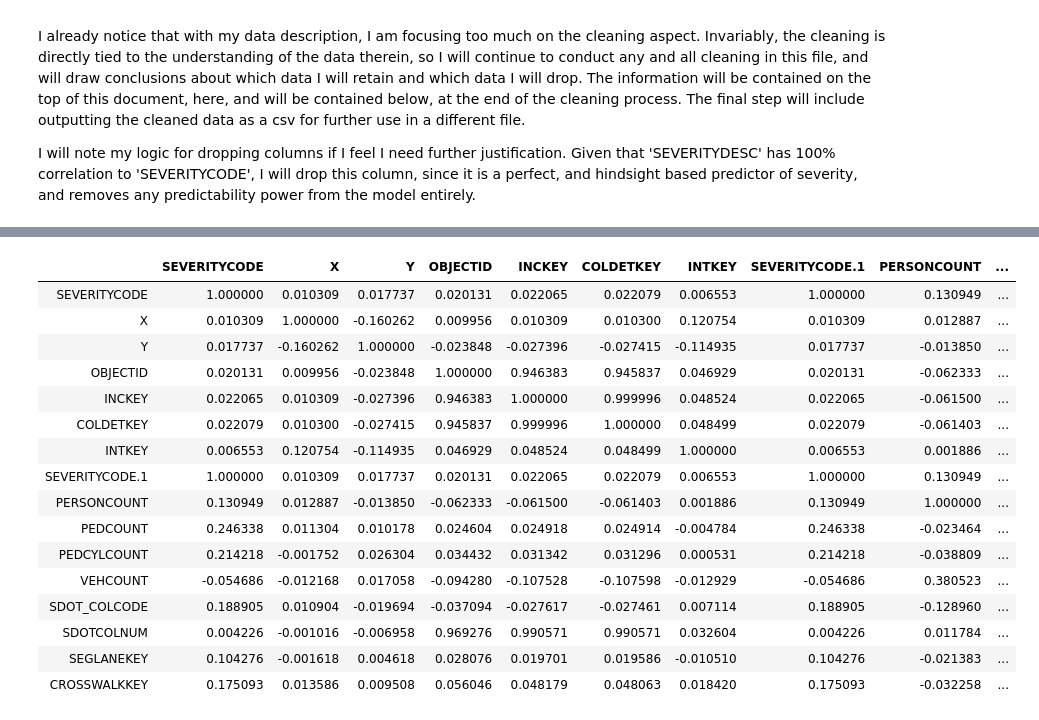
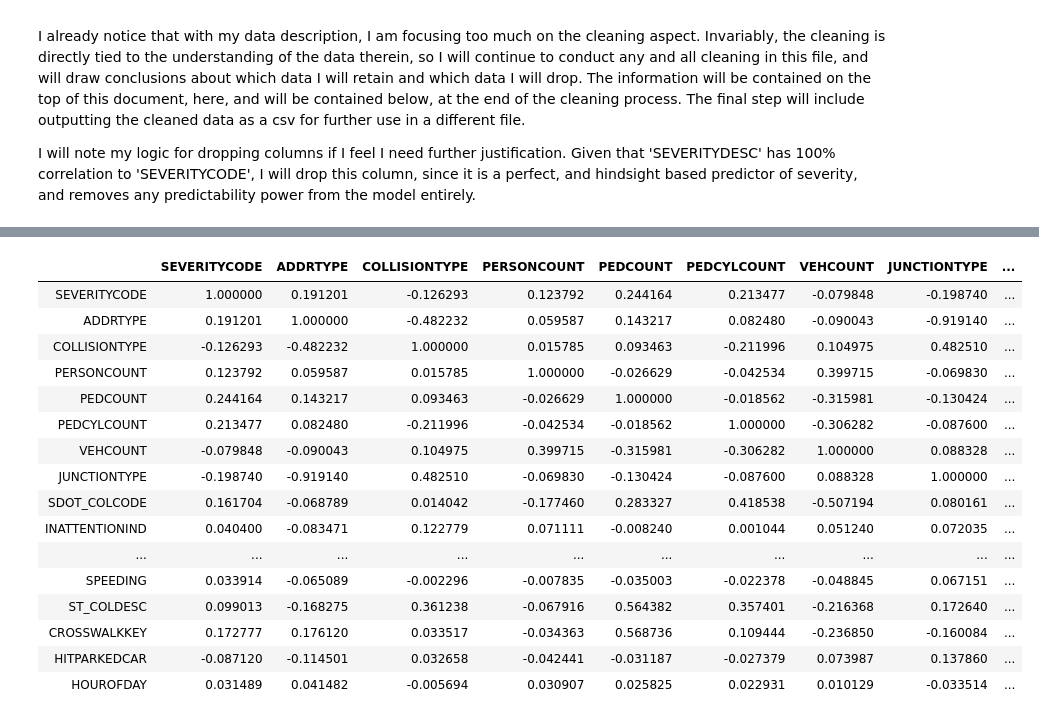
Before and after one commit to Iron-Mountain/IBM-Data-Science-Professional-Specialization, a Jupyter notebook: Data-Science-Capstone/Data-Section.ipynb, the cells around one changed output, grey strips where cells are left out. Drawn from its saved outputs; the diff is of its cells as text; code cells hidden in the pictures.

```diff
--- a/Data-Science-Capstone/Data-Section.ipynb
+++ b/Data-Science-Capstone/Data-Section.ipynb
@@ -42 +41,5 @@ collision_data.head(10)
+# %%
+#Now to convert the datetime to just the time of the day, and place them into buckets. these buckets will occur by just returning the hour of the day, and using that hour as the bucket for our incident.
+# pd.to_datetime(collision_data['INCDTTM'])
+collision_data['HOUROFDAY'] = pd.to_datetime(collision_data['INCDTTM']).dt.hour
 # %%
@@ -54,7 +60,11 @@ Index(['SEVERITYCODE', 'X', 'Y', 'OBJECTID', 'INCKEY', 'COLDETKEY', 'REPORTNO',
+# %%
+collision_data_relevant = collision_data.drop(columns=['X', 'Y', 'OBJECTID', 'INCKEY','INCDATE', 'COLDETKEY', 'INTKEY', 'STATUS', 'LOCATION', 'STATUS', 'REPORTNO', 'SEVERITYCODE.1', 'SDOT_COLDESC', 'SDOTCOLNUM', 'ST_COLCODE','INCDTTM','SEVERITYDESC','SEGLANEKEY']).dropna()
 # %%
 #Now to convert our categorical values into numeric values, so that our tree can accurately interpret them. We will utilize a for-loop in order to rapidly do this
-for i in ['ADDRTYPE']
-labels = collision_data['ADDRTYPE'].astype('category').cat.categories.tolist()
-replace_map_comp = {'ADDRTYPE' : {k: v for k,v in zip(labels,list(range(1,len(labels)+1)))}}
-collision_data.replace(replace_map_comp, inplace=True)
-print(replace_map_comp)
+labels_list = []
+for i in ['ADDRTYPE','COLLISIONTYPE','JUNCTIONTYPE','WEATHER','ROADCOND','LIGHTCOND','ST_COLDESC']:
+    labels = collision_data_relevant[i].astype('category').cat.categories.tolist()
+    replace_map_comp = {i : {k: v for k,v in zip(labels,list(range(1,len(labels)+1)))}}
+    collision_data_relevant.replace(replace_map_comp, inplace=True)
+    labels_list.append(i)
+    print(replace_map_comp)
@@ -60,0 +79,3 @@ print(replace_map_comp)
+# %%
+collision_data_relevant.reset_index(inplace=True, drop=True)
+collision_data_relevant
@@ -61,20 +96,20 @@ print(replace_map_comp)
 # %%
-collision_data.corr(method="pearson")
+collision_data_relevant.corr(method='pearson', min_periods=1)
 # %% [output]
-|  | SEVERITYCODE | X | Y | OBJECTID | INCKEY | COLDETKEY | INTKEY | SEVERITYCODE.1 | PERSONCOUNT | ... |
-| SEVERITYCODE | 1.000000 | 0.010309 | 0.017737 | 0.020131 | 0.022065 | 0.022079 | 0.006553 | 1.000000 | 0.130949 | ... |
-| X | 0.010309 | 1.000000 | -0.160262 | 0.009956 | 0.010309 | 0.010300 | 0.120754 | 0.010309 | 0.012887 | ... |
-| Y | 0.017737 | -0.160262 | 1.000000 | -0.023848 | -0.027396 | -0.027415 | -0.114935 | 0.017737 | -0.013850 | ... |
-| OBJECTID | 0.020131 | 0.009956 | -0.023848 | 1.000000 | 0.946383 | 0.945837 | 0.046929 | 0.020131 | -0.062333 | ... |
-| INCKEY | 0.022065 | 0.010309 | -0.027396 | 0.946383 | 1.000000 | 0.999996 | 0.048524 | 0.022065 | -0.061500 | ... |
-| COLDETKEY | 0.022079 | 0.010300 | -0.027415 | 0.945837 | 0.999996 | 1.000000 | 0.048499 | 0.022079 | -0.061403 | ... |
-| INTKEY | 0.006553 | 0.120754 | -0.114935 | 0.046929 | 0.048524 | 0.048499 | 1.000000 | 0.006553 | 0.001886 | ... |
-| SEVERITYCODE.1 | 1.000000 | 0.010309 | 0.017737 | 0.020131 | 0.022065 | 0.022079 | 0.006553 | 1.000000 | 0.130949 | ... |
-| PERSONCOUNT | 0.130949 | 0.012887 | -0.013850 | -0.062333 | -0.061500 | -0.061403 | 0.001886 | 0.130949 | 1.000000 | ... |
-| PEDCOUNT | 0.246338 | 0.011304 | 0.010178 | 0.024604 | 0.024918 | 0.024914 | -0.004784 | 0.246338 | -0.023464 | ... |
-| PEDCYLCOUNT | 0.214218 | -0.001752 | 0.026304 | 0.034432 | 0.031342 | 0.031296 | 0.000531 | 0.214218 | -0.038809 | ... |
-| VEHCOUNT | -0.054686 | -0.012168 | 0.017058 | -0.094280 | -0.107528 | -0.107598 | -0.012929 | -0.054686 | 0.380523 | ... |
-| SDOT_COLCODE | 0.188905 | 0.010904 | -0.019694 | -0.037094 | -0.027617 | -0.027461 | 0.007114 | 0.188905 | -0.128960 | ... |
-| SDOTCOLNUM | 0.004226 | -0.001016 | -0.006958 | 0.969276 | 0.990571 | 0.990571 | 0.032604 | 0.004226 | 0.011784 | ... |
-| SEGLANEKEY | 0.104276 | -0.001618 | 0.004618 | 0.028076 | 0.019701 | 0.019586 | -0.010510 | 0.104276 | -0.021383 | ... |
-| CROSSWALKKEY | 0.175093 | 0.013586 | 0.009508 | 0.056046 | 0.048179 | 0.048063 | 0.018420 | 0.175093 | -0.032258 | ... |
+|  | SEVERITYCODE | ADDRTYPE | COLLISIONTYPE | PERSONCOUNT | PEDCOUNT | PEDCYLCOUNT | VEHCOUNT | JUNCTIONTYPE | ... |
+| SEVERITYCODE | 1.000000 | 0.191201 | -0.126293 | 0.123792 | 0.244164 | 0.213477 | -0.079848 | -0.198740 | ... |
+| ADDRTYPE | 0.191201 | 1.000000 | -0.482232 | 0.059587 | 0.143217 | 0.082480 | -0.090043 | -0.919140 | ... |
+| COLLISIONTYPE | -0.126293 | -0.482232 | 1.000000 | 0.015785 | 0.093463 | -0.211996 | 0.104975 | 0.482510 | ... |
+| PERSONCOUNT | 0.123792 | 0.059587 | 0.015785 | 1.000000 | -0.026629 | -0.042534 | 0.399715 | -0.069830 | ... |
+| PEDCOUNT | 0.244164 | 0.143217 | 0.093463 | -0.026629 | 1.000000 | -0.018562 | -0.315981 | -0.130424 | ... |
+| PEDCYLCOUNT | 0.213477 | 0.082480 | -0.211996 | -0.042534 | -0.018562 | 1.000000 | -0.306282 | -0.087600 | ... |
+| VEHCOUNT | -0.079848 | -0.090043 | 0.104975 | 0.399715 | -0.315981 | -0.306282 | 1.000000 | 0.088328 | ... |
+| JUNCTIONTYPE | -0.198740 | -0.919140 | 0.482510 | -0.069830 | -0.130424 | -0.087600 | 0.088328 | 1.000000 | ... |
+| SDOT_COLCODE | 0.161704 | -0.068789 | 0.014042 | -0.177460 | 0.283327 | 0.418538 | -0.507194 | 0.080161 | ... |
+| INATTENTIONIND | 0.040400 | -0.083471 | 0.122779 | 0.071111 | -0.008240 | 0.001044 | 0.051240 | 0.072035 | ... |
+| ... | ... | ... | ... | ... | ... | ... | ... | ... | ... |
+| SPEEDING | 0.033914 | -0.065089 | -0.002296 | -0.007835 | -0.035003 | -0.022378 | -0.048845 | 0.067151 | ... |
+| ST_COLDESC | 0.099013 | -0.168275 | 0.361238 | -0.067916 | 0.564382 | 0.357401 | -0.216368 | 0.172640 | ... |
+| CROSSWALKKEY | 0.172777 | 0.176120 | 0.033517 | -0.034363 | 0.568736 | 0.109444 | -0.236850 | -0.160084 | ... |
+| HITPARKEDCAR | -0.087120 | -0.114501 | 0.032658 | -0.042441 | -0.031187 | -0.027379 | 0.073987 | 0.137860 | ... |
+| HOUROFDAY | 0.031489 | 0.041482 | -0.005694 | 0.030907 | 0.025825 | 0.022931 | 0.010129 | -0.033514 | ... |
```
Also changed, not shown: parts of 10 cells of this notebook, 1 other file.
